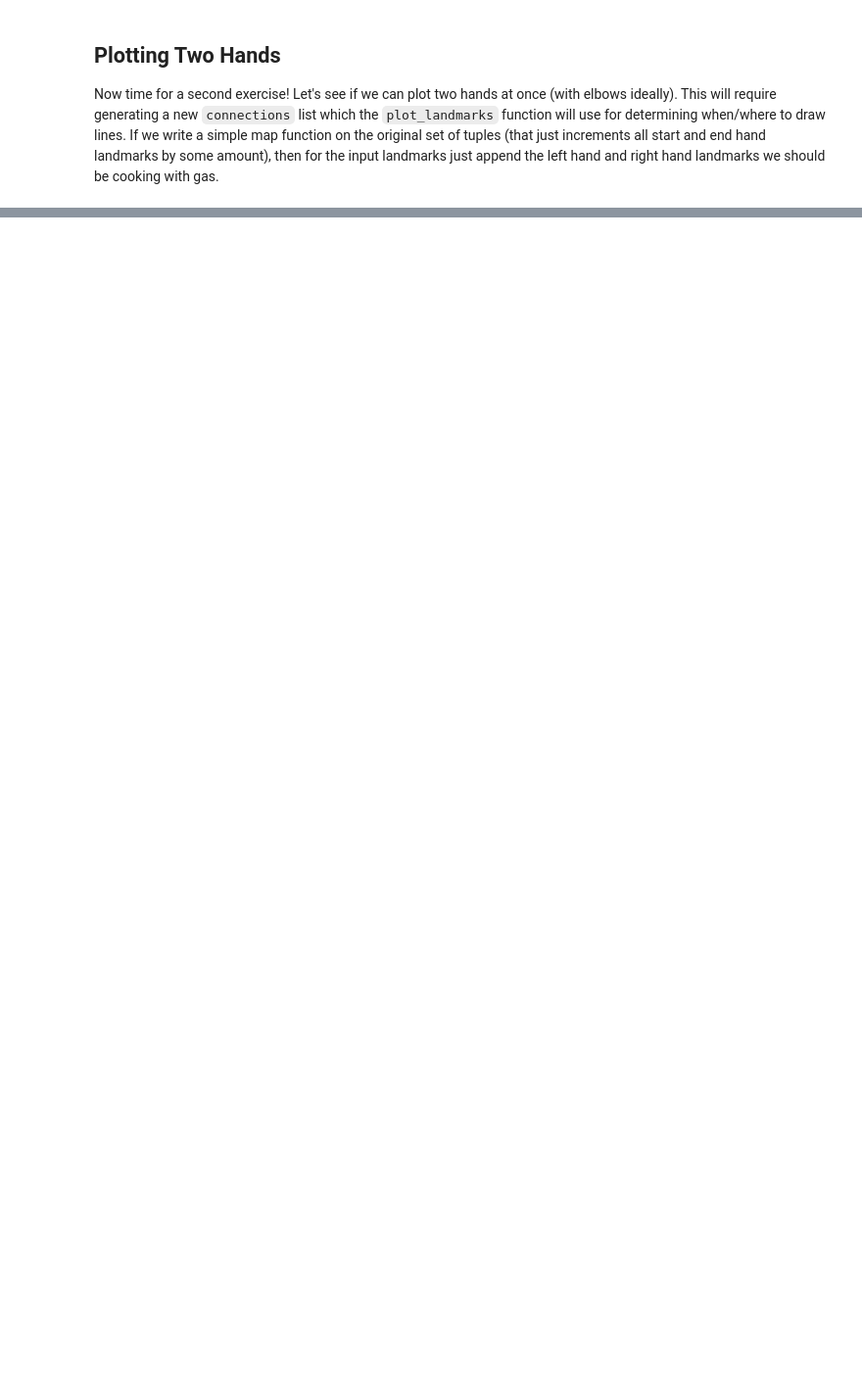
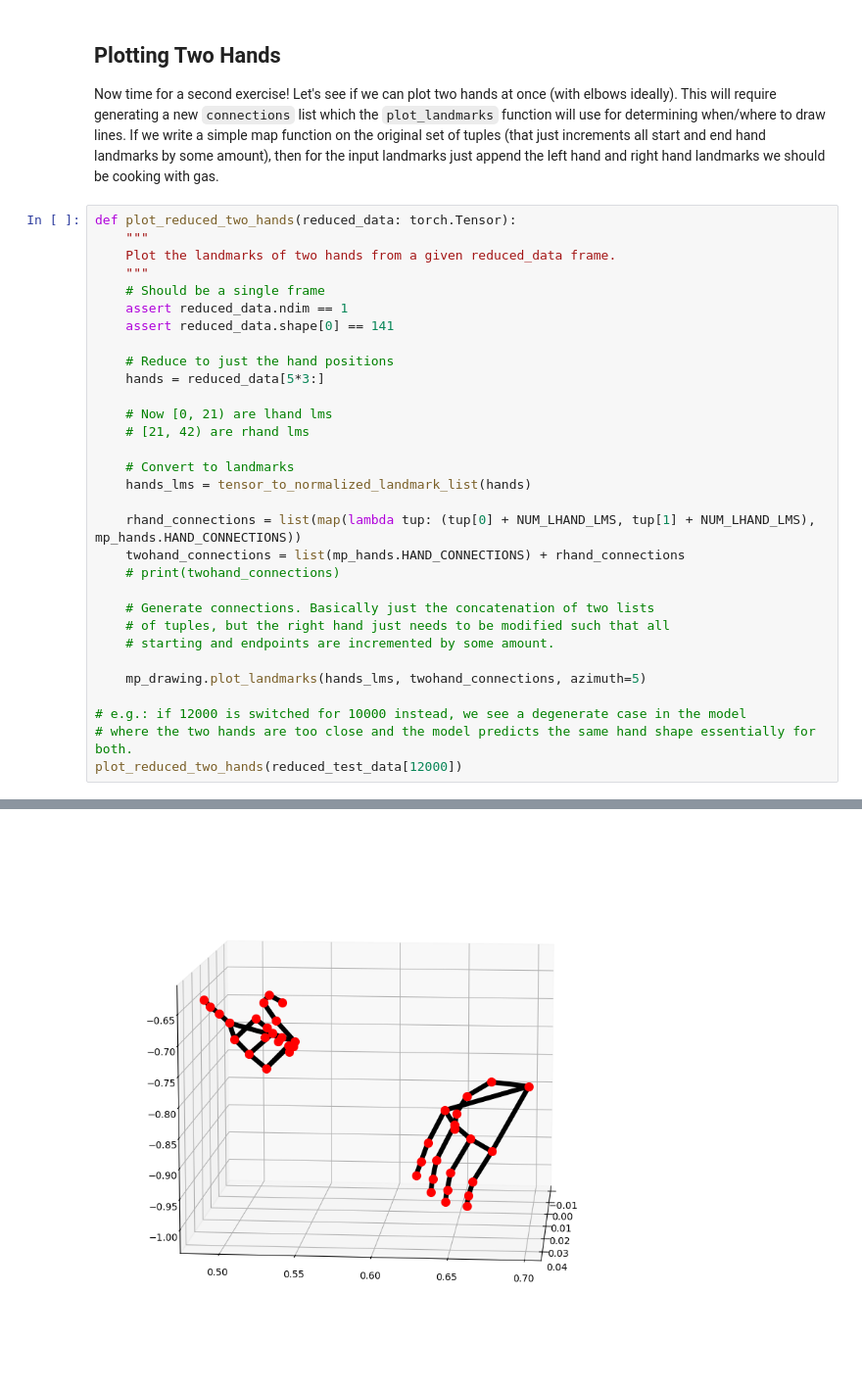
Before and after one commit to tenzinhl/cse517-project, a Jupyter notebook: data-exploration.ipynb, the cells around one changed output, grey strips where cells are left out. Shown at 98% size. Drawn from its saved outputs; the diff is of its cells as text; blank space fills up the shorter version.

```diff
--- a/data-exploration.ipynb
+++ b/data-exploration.ipynb
@@ -244,3 +286,35 @@ mp_drawing.plot_landmarks(lhand_lms, mp_hands.HAND_CONNECTIONS, azimuth=5)
 ## Plotting Two Hands
 
 Now time for a second exercise! Let's see if we can plot two hands at once (with elbows ideally). This will require generating a new `connections` list which the `plot_landmarks` function will use for determining when/where to draw lines. If we write a simple map function on the original set of tuples (that just increments all start and end hand landmarks by some amount), then for the input landmarks just append the left hand and right hand landmarks we should be cooking with gas.
+# %%
+def plot_reduced_two_hands(reduced_data: torch.Tensor):
+    """
+    Plot the landmarks of two hands from a given reduced_data frame.
+    """
+    # Should be a single frame
+    assert reduced_data.ndim == 1
+    assert reduced_data.shape[0] == 141
+
+    # Reduce to just the hand positions
+    hands = reduced_data[5*3:]
+
+    # Now [0, 21) are lhand lms
+    # [21, 42) are rhand lms
+
+    # Convert to landmarks
+    hands_lms = tensor_to_normalized_landmark_list(hands)
+
+    rhand_connections = list(map(lambda tup: (tup[0] + NUM_LHAND_LMS, tup[1] + NUM_LHAND_LMS), mp_hands.HAND_CONNECTIONS))
+    twohand_connections = list(mp_hands.HAND_CONNECTIONS) + rhand_connections
+    # print(twohand_connections)
+
+    # Generate connections. Basically just the concatenation of two lists
+    # of tuples, but the right hand just needs to be modified such that all
+    # starting and endpoints are incremented by some amount.
+
+    mp_drawing.plot_landmarks(hands_lms, twohand_connections, azimuth=5)
+
+# e.g.: if 12000 is switched for 10000 instead, we see a degenerate case in the model
+# where the two hands are too close and the model predicts the same hand shape essentially for both.
+plot_reduced_two_hands(reduced_test_data[12000])
+# %% [output]
@@ -246,0 +322 @@ Now time for a second exercise! Let's see if we can plot two hands at once (with
+[figure, added]
```
Also changed, not shown: parts of 21 cells of this notebook, 1 other file.
